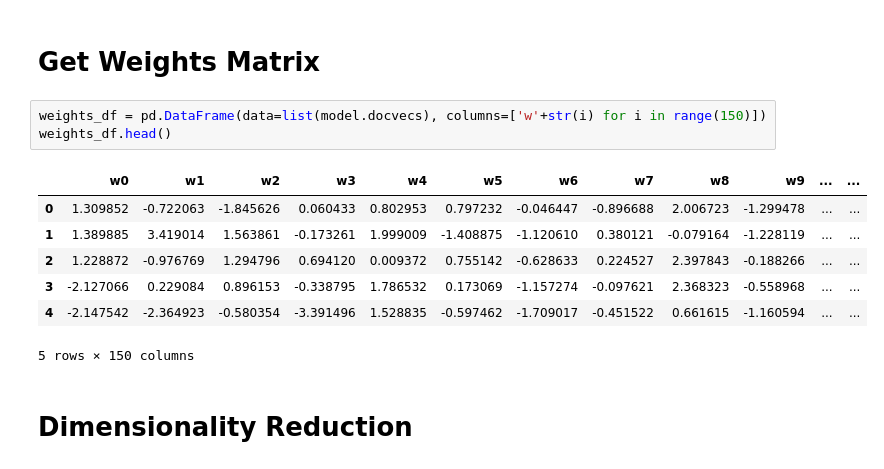
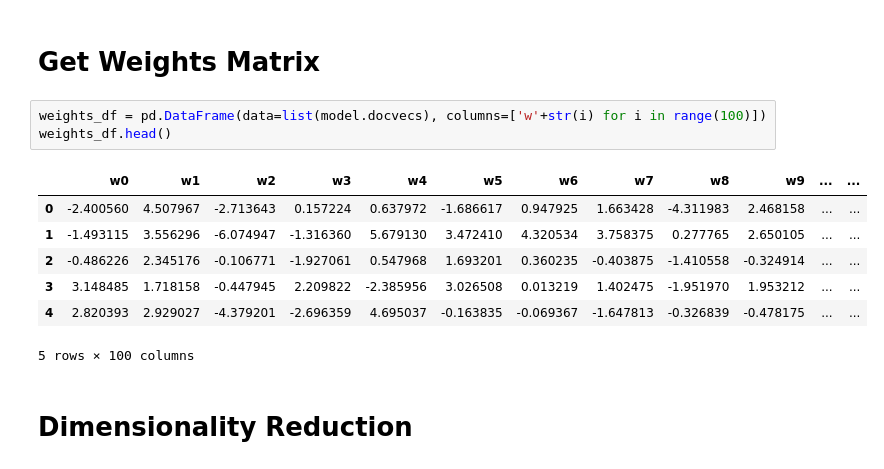
Before and after one commit to ZachHeick/Project_Kojak, a Jupyter notebook: Pipeline/Pipeline.ipynb, the cells around one changed output. Cells and saved outputs as stored; diff of their text form.

```diff
--- a/Pipeline/Pipeline.ipynb
+++ b/Pipeline/Pipeline.ipynb
@@ -34,16 +34,16 @@ len(df)
 # %% [markdown]
 # Get Weights Matrix
 # %%
-weights_df = pd.DataFrame(data=list(model.docvecs), columns=['w'+str(i) for i in range(150)])
+weights_df = pd.DataFrame(data=list(model.docvecs), columns=['w'+str(i) for i in range(100)])
 weights_df.head()
 # %% [output]
 |  | w0 | w1 | w2 | w3 | w4 | w5 | w6 | w7 | w8 | w9 | ... | ... |
-| 0 | 1.309852 | -0.722063 | -1.845626 | 0.060433 | 0.802953 | 0.797232 | -0.046447 | -0.896688 | 2.006723 | -1.299478 | ... | ... |
-| 1 | 1.389885 | 3.419014 | 1.563861 | -0.173261 | 1.999009 | -1.408875 | -1.120610 | 0.380121 | -0.079164 | -1.228119 | ... | ... |
-| 2 | 1.228872 | -0.976769 | 1.294796 | 0.694120 | 0.009372 | 0.755142 | -0.628633 | 0.224527 | 2.397843 | -0.188266 | ... | ... |
-| 3 | -2.127066 | 0.229084 | 0.896153 | -0.338795 | 1.786532 | 0.173069 | -1.157274 | -0.097621 | 2.368323 | -0.558968 | ... | ... |
-| 4 | -2.147542 | -2.364923 | -0.580354 | -3.391496 | 1.528835 | -0.597462 | -1.709017 | -0.451522 | 0.661615 | -1.160594 | ... | ... |
+| 0 | -2.400560 | 4.507967 | -2.713643 | 0.157224 | 0.637972 | -1.686617 | 0.947925 | 1.663428 | -4.311983 | 2.468158 | ... | ... |
+| 1 | -1.493115 | 3.556296 | -6.074947 | -1.316360 | 5.679130 | 3.472410 | 4.320534 | 3.758375 | 0.277765 | 2.650105 | ... | ... |
+| 2 | -0.486226 | 2.345176 | -0.106771 | -1.927061 | 0.547968 | 1.693201 | 0.360235 | -0.403875 | -1.410558 | -0.324914 | ... | ... |
+| 3 | 3.148485 | 1.718158 | -0.447945 | 2.209822 | -2.385956 | 3.026508 | 0.013219 | 1.402475 | -1.951970 | 1.953212 | ... | ... |
+| 4 | 2.820393 | 2.929027 | -4.379201 | -2.696359 | 4.695037 | -0.163835 | -0.069367 | -1.647813 | -0.326839 | -0.478175 | ... | ... |
-5 rows × 150 columns
+5 rows × 100 columns
 # %% [markdown]
 # Dimensionality Reduction
 # %%
```
Also changed, not shown: parts of 7 cells of this notebook.
